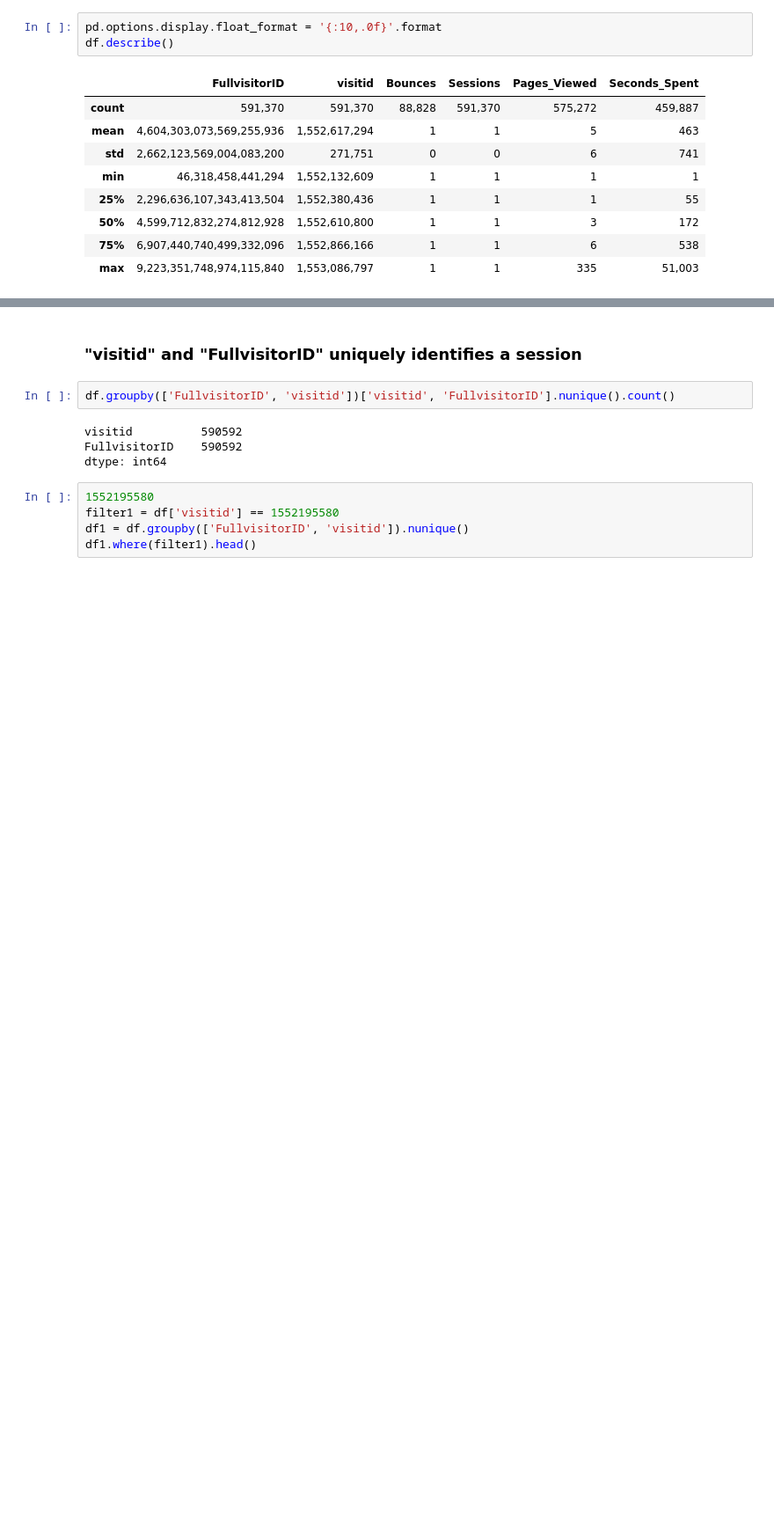
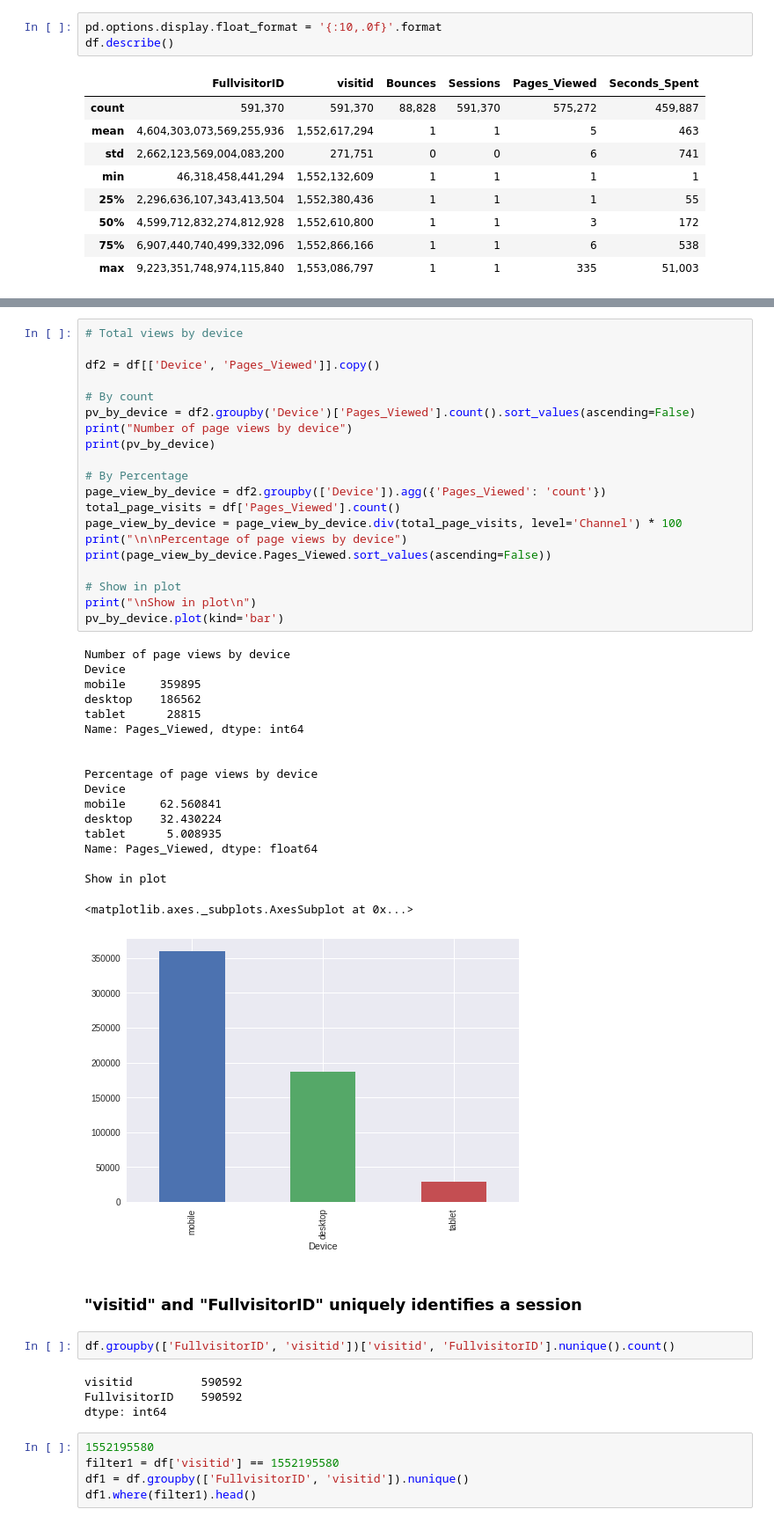
Before and after one commit to alihammadbaig/ML, a Jupyter notebook: Optus_case_study.ipynb, the cells around one changed output, grey strips where cells are left out. Shown: that part at 88% size. Saved outputs shown, nothing was run; the diff lists cells and outputs as text; blank space fills up the shorter version.

```diff
--- a/Optus_case_study.ipynb
+++ b/Optus_case_study.ipynb
@@ -126,3 +178,42 @@ df.groupby('visitid')['visitid'].nunique().count()
+# %%
+# Total views by device
+
+df2 = df[['Device', 'Pages_Viewed']].copy()
+
+# By count
+pv_by_device = df2.groupby('Device')['Pages_Viewed'].count().sort_values(ascending=False)
+print("Number of page views by device")
+print(pv_by_device)
+
+# By Percentage
+page_view_by_device = df2.groupby(['Device']).agg({'Pages_Viewed': 'count'})
+total_page_visits = df['Pages_Viewed'].count()
+page_view_by_device = page_view_by_device.div(total_page_visits, level='Channel') * 100
+print("\n\nPercentage of page views by device")
+print(page_view_by_device.Pages_Viewed.sort_values(ascending=False))
+
+# Show in plot
+print("\nShow in plot\n")
+pv_by_device.plot(kind='bar')
+# %% [output]
+Number of page views by device
+Device
+mobile     359895
+desktop    186562
+tablet      28815
+Name: Pages_Viewed, dtype: int64
+
+
+Percentage of page views by device
+Device
+mobile     62.560841
+desktop    32.430224
+tablet      5.008935
+Name: Pages_Viewed, dtype: float64
+
+Show in plot
+<matplotlib.axes._subplots.AxesSubplot at 0x...>
+[figure, added]
 # %% [markdown]
 ### "visitid"  and  "FullvisitorID" uniquely identifies a session
 # %%
```
Also changed, not shown: parts of 25 cells of this notebook.
